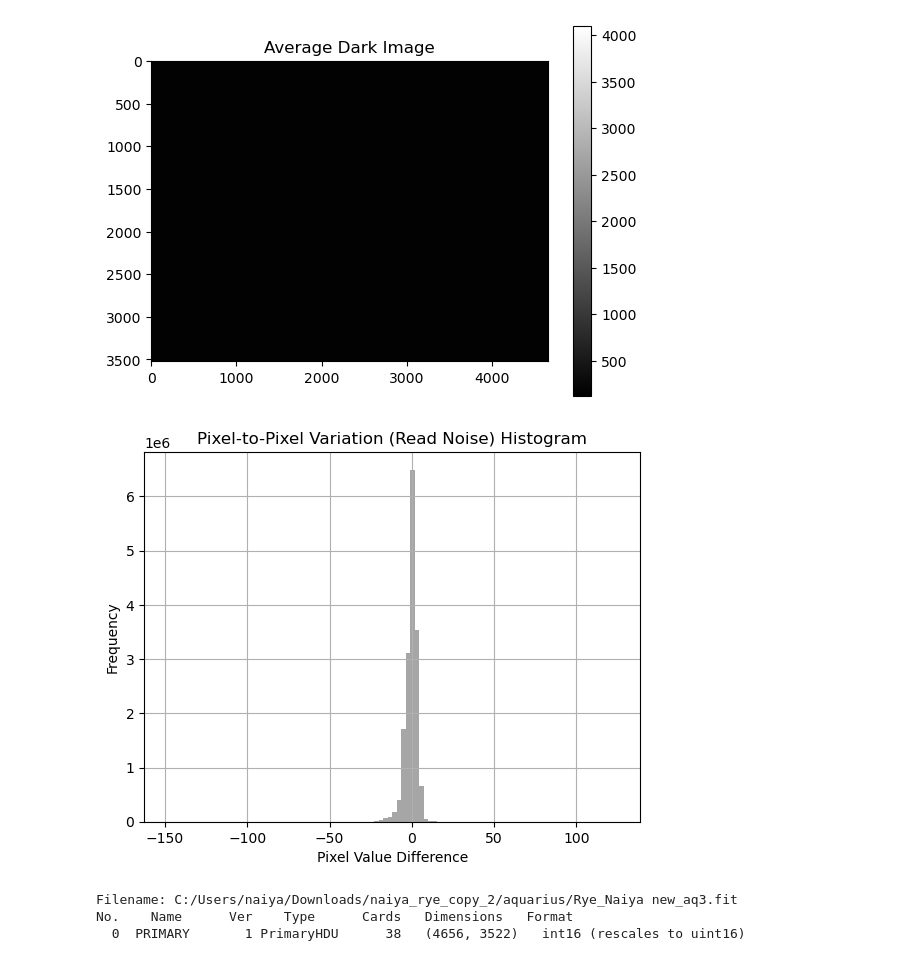
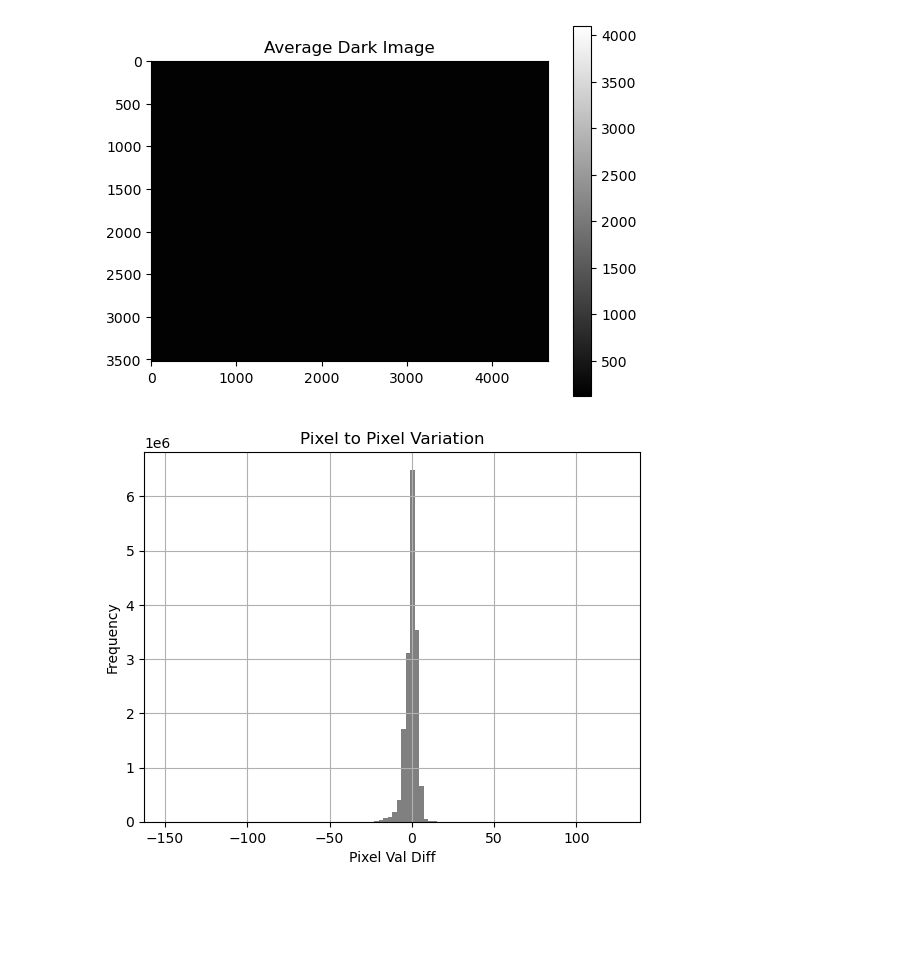
Before and after one commit to nwarren2002/code-astro, a Jupyter notebook: observational_lab1 (4).ipynb, the cells around one changed output. Saved outputs shown, nothing was run; the diff lists cells and outputs as text; code cells hidden in the pictures; blank space fills up the shorter version.

```diff
--- a/observational_lab1 (4).ipynb
+++ b/observational_lab1 (4).ipynb
@@ -106,3 +99,0 @@ darks_list_3 = []
-# %%
-def actual_counts(dark_images_3):
-    return dark_images_3 / 16 + 1
@@ -155,3 +146,0 @@ darks_list_10 = []
-# %%
-def actual_counts(dark_images_10):
-    return dark_images_10 / 16 + 1
@@ -203,6 +191,21 @@ def actual_counts(image):
 # %%
-#First bias image
-bias_one = 'C:/Users/naiya/Downloads/naiya_rye_copy_2/bias/Autosave Image (Bias-Naiya-Rye)-0001.fit'
-with fits.open(bias_one) as bias1:
+
+def actual_counts(image):
+    return image / 16 + 1
+
+bias_file_1 = r"C:\naiya_rye_ - Copy/Bias/Autosave Image (Bias-Naiya-Rye)-0001.fit"
+bias_file_2 = r"C:/naiya_rye_ - Copy/Bias/Autosave Image (Bias-Naiya-Rye)-0002.fit"
+
+with fits.open(bias_file_1) as bias1:
     bias_image1 = bias1[0].data
+
 bias_image1_corrected = actual_counts(bias_image1)
+
+with fits.open(bias_file_2) as bias2:
+    bias_image2 = bias2[0].data
+
+bias_image2_corrected = actual_counts(bias_image2)
+
+difference_in_bias = bias_image1_corrected - bias_image2_corrected
+
+pixel_variations = difference_in_bias.flatten()
@@ -218,13 +212,9 @@ difference_image = bias_image1_corrected - bias_image2_corrected
-# %%
-#Making data histogramable
-pixel_variations = difference_image.flatten()
 # %%
-#Plotting
-plt.hist(pixel_variations, bins=100, color='gray', alpha=0.7)
-plt.title('Pixel-to-Pixel Variation (Read Noise) Histogram')
-plt.xlabel('Pixel Value Difference')
+plt.hist(pixel_variations, bins=100, color='gray')
+plt.title('Pixel to Pixel Variation')
+plt.xlabel('Pixel Val Diff')
 plt.ylabel('Frequency')
 plt.grid(True)
 plt.show()
 # %% [output]
-[figure, old version]
+[figure, new version]
@@ -239,10 +220,0 @@ aquarii_nu = 'C:/Users/naiya/Downloads/naiya_rye_copy_2/aquarius/Rye_Naiya new_a
-# %%
-foo = fits.open(aquarii_nu)
-foo.info()
-aquarii_image = foo[0].data
-aquarii_header = foo[0]
-fixed_aquarii = actual_counts(aquarii_image)
-# %% [output]
-Filename: C:/Users/naiya/Downloads/naiya_rye_copy_2/aquarius/Rye_Naiya new_aq3.fit
-No.    Name      Ver    Type      Cards   Dimensions   Format
-  0  PRIMARY       1 PrimaryHDU      38   (4656, 3522)   int16 (rescales to uint16)
```
Also changed, not shown: parts of 33 cells of this notebook.
